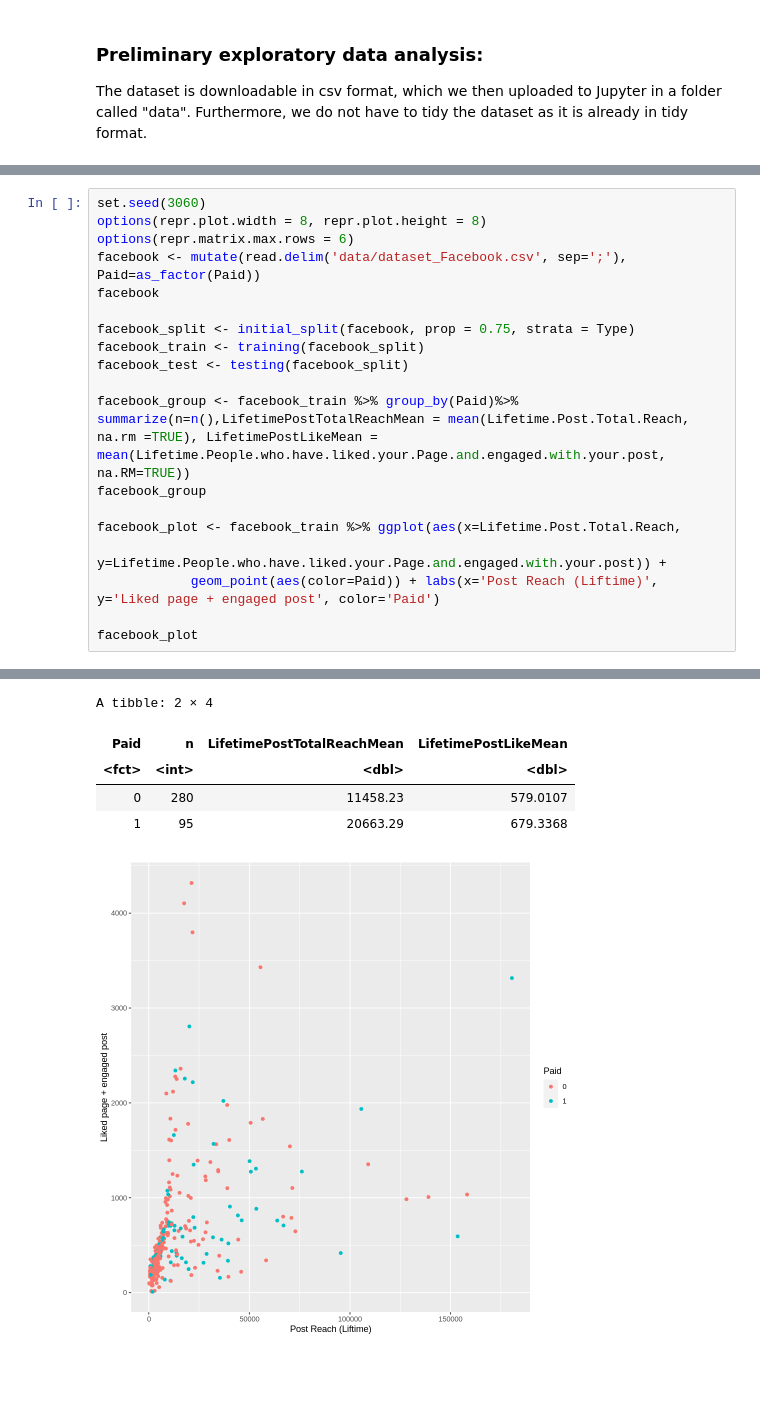
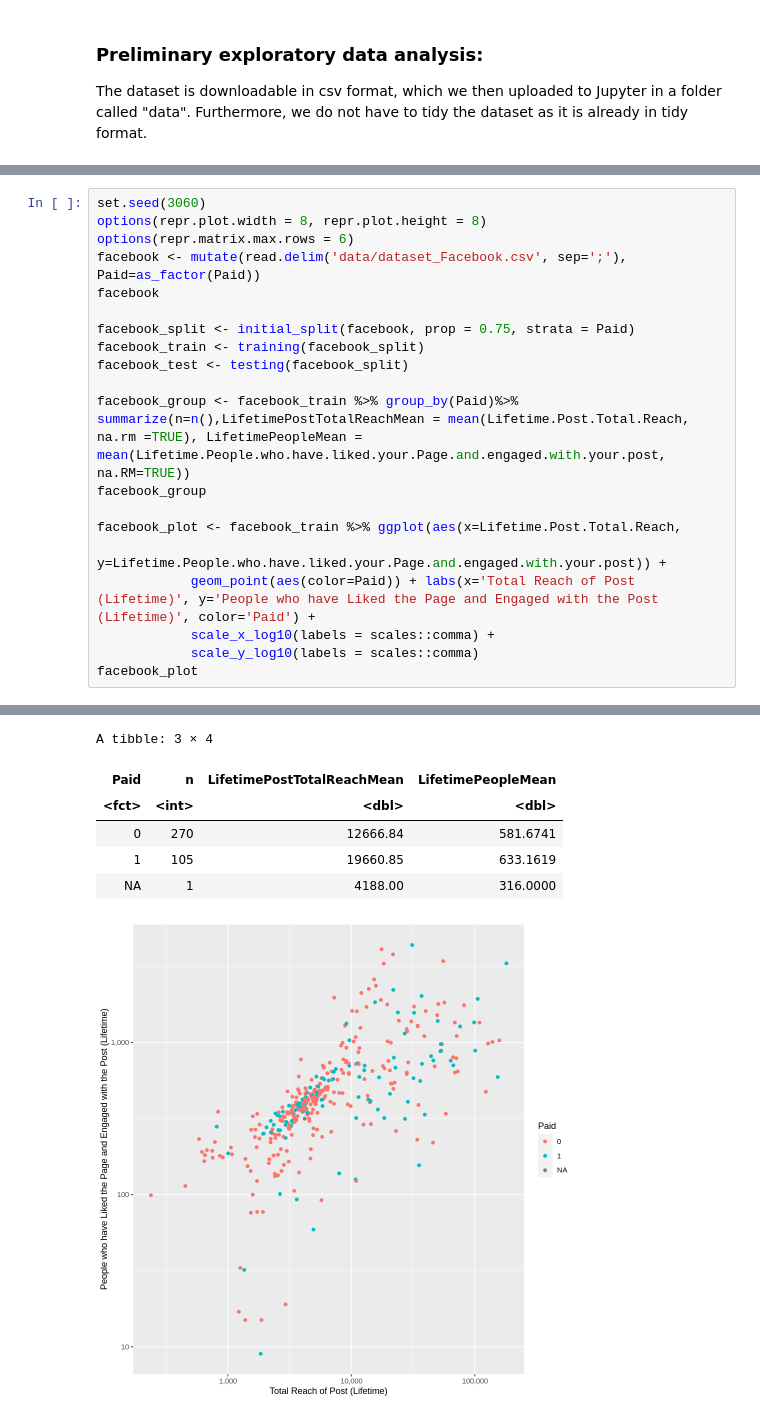
Before and after one commit to truzopus/DSCI_100_Group7, a Jupyter notebook: proposal.ipynb, the cells around one changed output, grey strips where cells are left out. Saved outputs shown, nothing was run; the diff lists cells and outputs as text; blank space fills up the shorter version.

```diff
--- a/proposal.ipynb
+++ b/proposal.ipynb
@@ -31,40 +13,42 @@ Warning message:
 # %%
 set.seed(3060)
 options(repr.plot.width = 8, repr.plot.height = 8)
 options(repr.matrix.max.rows = 6)
 facebook <- mutate(read.delim('data/dataset_Facebook.csv', sep=';'), Paid=as_factor(Paid))
 facebook
 
-facebook_split <- initial_split(facebook, prop = 0.75, strata = Type)
+facebook_split <- initial_split(facebook, prop = 0.75, strata = Paid)
 facebook_train <- training(facebook_split)
 facebook_test <- testing(facebook_split)
 
 facebook_group <- facebook_train %>% group_by(Paid)%>%
-summarize(n=n(),LifetimePostTotalReachMean = mean(Lifetime.Post.Total.Reach, na.rm =TRUE), LifetimePostLikeMean = mean(Lifetime.People.who.have.liked.your.Page.and.engaged.with.your.post, na.RM=TRUE))
+summarize(n=n(),LifetimePostTotalReachMean = mean(Lifetime.Post.Total.Reach, na.rm =TRUE), LifetimePeopleMean = mean(Lifetime.People.who.have.liked.your.Page.and.engaged.with.your.post, na.RM=TRUE))
 facebook_group
 
 facebook_plot <- facebook_train %>% ggplot(aes(x=Lifetime.Post.Total.Reach,
             y=Lifetime.People.who.have.liked.your.Page.and.engaged.with.your.post)) +
-            geom_point(aes(color=Paid)) + labs(x='Post Reach (Liftime)', y='Liked page + engaged post', color='Paid')
-
+            geom_point(aes(color=Paid)) + labs(x='Total Reach of Post (Lifetime)', y='People who have Liked the Page and Engaged with the Post (Lifetime)', color='Paid') +
+            scale_x_log10(labels = scales::comma) +
+            scale_y_log10(labels = scales::comma)
 facebook_plot
 # %% [output]
 A data.frame: 500 × 19
 | Page.total.likes | Type | Category | Post.Month | Post.Weekday | Post.Hour | Paid | Lifetime.Post.Total.Reach | ... |
 | <int> | <chr> | <int> | <int> | <int> | <int> | <fct> | <int> | ... |
 | 139441 | Photo | 2 | 12 | 4 | 3 | 0 | 2752 | ... |
 | 139441 | Status | 2 | 12 | 3 | 10 | 0 | 10460 | ... |
 | 139441 | Photo | 3 | 12 | 3 | 3 | 0 | 2413 | ... |
 | ⋮ | ⋮ | ⋮ | ⋮ | ⋮ | ⋮ | ⋮ | ⋮ | ... |
 | 81370 | Photo | 1 | 1 | 5 | 2 | 0 | 3778 | ... |
 | 81370 | Photo | 3 | 1 | 4 | 11 | 0 | 4156 | ... |
 | 81370 | Photo | 2 | 1 | 4 | 4 | NA | 4188 | ... |
 `summarise()` ungrouping output (override with `.groups` argument)
-A tibble: 2 × 4
+A tibble: 3 × 4
-| Paid | n | LifetimePostTotalReachMean | LifetimePostLikeMean |
+| Paid | n | LifetimePostTotalReachMean | LifetimePeopleMean |
 | <fct> | <int> | <dbl> | <dbl> |
-| 0 | 280 | 11458.23 | 579.0107 |
-| 1 | 95 | 20663.29 | 679.3368 |
+| 0 | 270 | 12666.84 | 581.6741 |
+| 1 | 105 | 19660.85 | 633.1619 |
+| NA | 1 | 4188.00 | 316.0000 |
-[figure, old version]
+[figure, new version]
 # %% [markdown]
 ### Methods:
```
Also changed, not shown: parts of 4 cells of this notebook.
